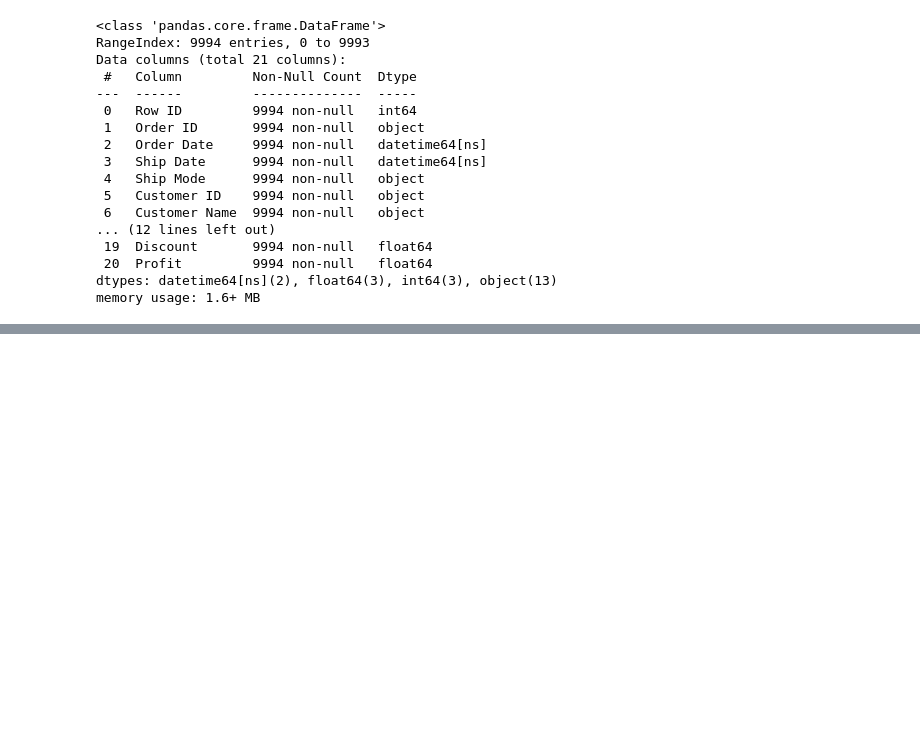
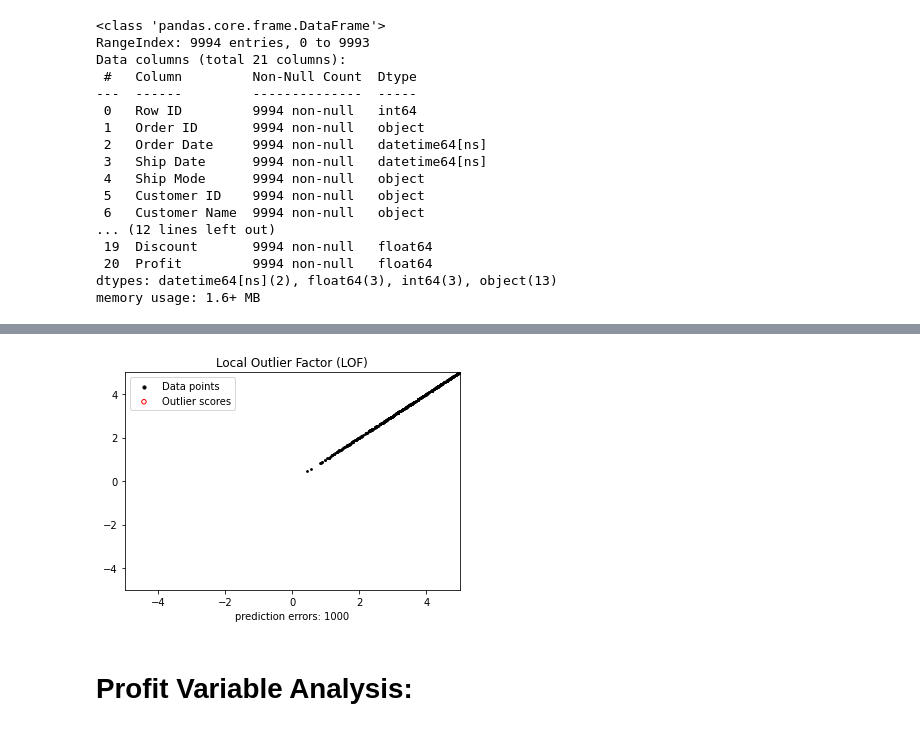
Before and after one commit to rajeshmore1/Outlier-Detection-By-Using-Local-Outlier-Factor-Algorithm, a Jupyter notebook: Rajesh_More_Copy_of_M3W4D4_Assignment_Anomaly_Detection.ipynb, the cells around one changed output, grey strips where cells are left out. Cells and saved outputs as stored; diff of their text form; code cells hidden in the pictures; blank space fills up the shorter version.

```diff
--- a/Rajesh_More_Copy_of_M3W4D4_Assignment_Anomaly_Detection.ipynb
+++ b/Rajesh_More_Copy_of_M3W4D4_Assignment_Anomaly_Detection.ipynb
@@ -64,0 +161,8 @@ memory usage: 1.6+ MB
+# %%
+#Note that when LOF is used for outlier detection it has no predict, decision_function and score_samples methods.
+#use fit_predict to compute the predicted labels of the training samples
+y_pred = clf.fit_predict(X)
+# %%
+ground_truth = np.ones(len(X), dtype=int)
+# %%
+n_errors = (y_pred != ground_truth).sum()
@@ -64,0 +191,19 @@ memory usage: 1.6+ MB
+# %%
+plt.title("Local Outlier Factor (LOF)")
+plt.scatter(X[:, 0], X[:,1], color='k', s=3., label='Data points')
+# plot circles with radius proportional to the outlier scores
+radius = (X_scores.max() - X_scores) / (X_scores.max() - X_scores.min())
+plt.scatter(X[:, 0], X[:,0], s=1000 * radius, edgecolors='r',
+            facecolors='none', label='Outlier scores')
+plt.axis('tight')
+plt.xlim((-5, 5))
+plt.ylim((-5, 5))
+plt.xlabel("prediction errors: %d" % (n_errors))
+legend = plt.legend(loc='upper left')
+legend.legendHandles[0]._sizes = [10]
+legend.legendHandles[1]._sizes = [20]
+plt.show()
+# %% [output]
+[figure, added]
+# %% [markdown]
+# Profit Variable Analysis:
```
Also changed, not shown: parts of 50 cells of this notebook.
